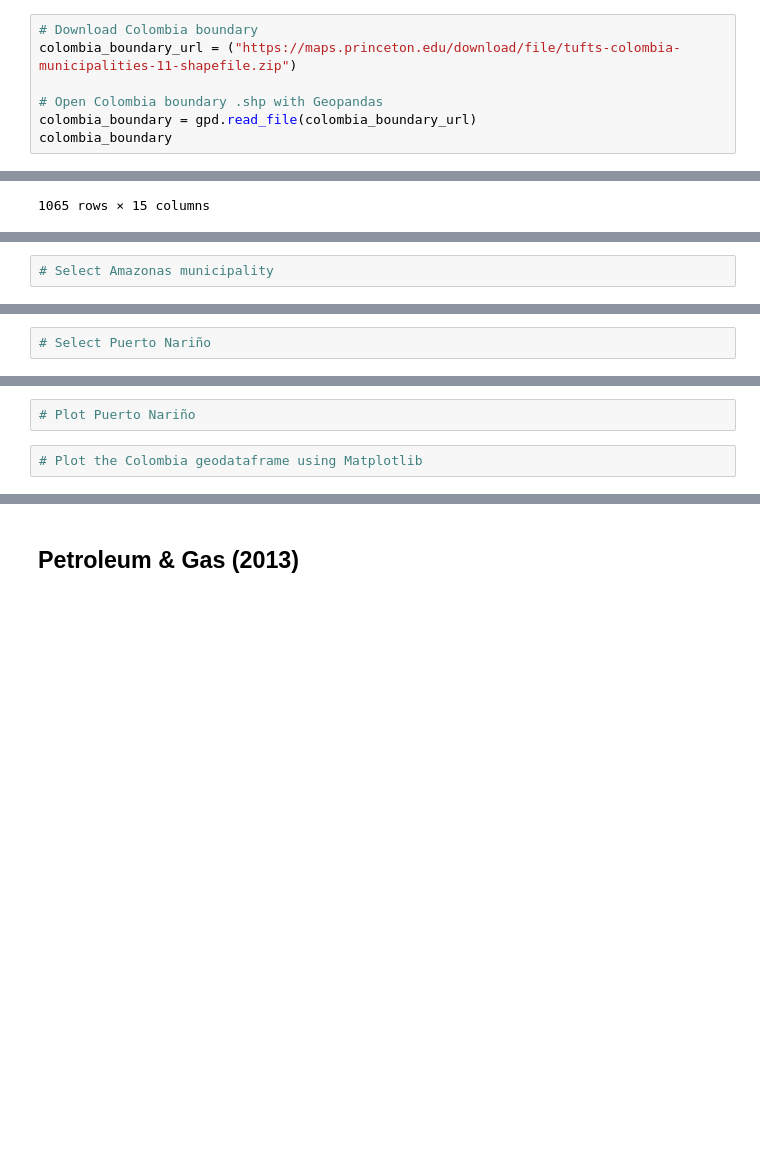
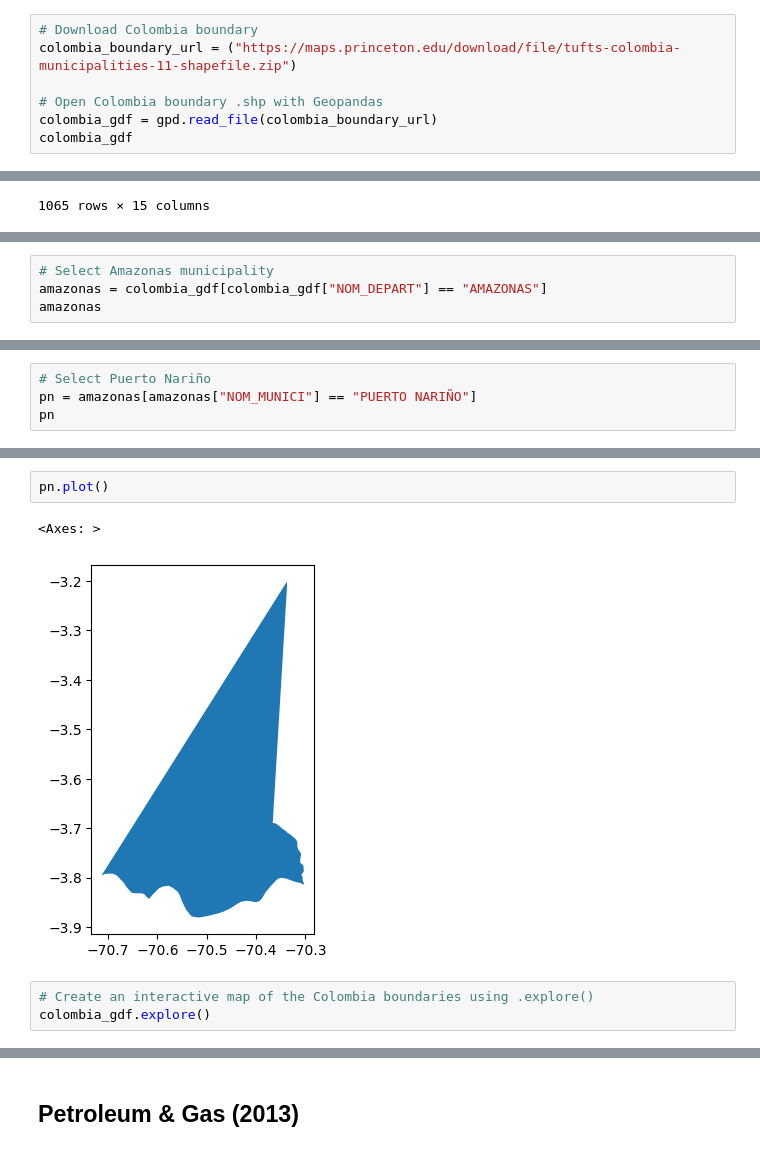
Before and after one commit to macacosta/03-geopark-vector-data, a Jupyter notebook: notebooks/geopark-vector-data-empty.ipynb, the cells around one changed output, grey strips where cells are left out. Cells and saved outputs as stored; diff of their text form; blank space fills up the shorter version.

```diff
--- a/notebooks/geopark-vector-data-empty.ipynb
+++ b/notebooks/geopark-vector-data-empty.ipynb
@@ -22,8 +22,8 @@ import geopandas as gpd
 colombia_boundary_url = ("https://maps.princeton.edu/download/file/tufts-colombia-municipalities-11-shapefile.zip")
 
 # Open Colombia boundary .shp with Geopandas
-colombia_boundary = gpd.read_file(colombia_boundary_url)
-colombia_boundary
+colombia_gdf = gpd.read_file(colombia_boundary_url)
+colombia_gdf
 # %% [output]
 |  | ID_ESPACIA | AREA_OFICI | ENTIDAD_TE | NOM_DEPART | NOM_MUNICI | COD_DEPTO | geometry |
 | 0 | 23189 | 637.49 | Cabecera Municipal | CÓRDOBA | CIÉNAGA DE ORO | 23 | POLYGON ((-75.71080 8.98249, -75.... |
@@ -77,2 +107,4 @@ dept_gdf = gpd.read
 # %%
 # Select Amazonas municipality
+amazonas = colombia_gdf[colombia_gdf["NOM_DEPART"] == "AMAZONAS"]
+amazonas
@@ -79,2 +124,4 @@ dept_gdf = gpd.read
 # %%
 # Select Puerto Nariño
+pn = amazonas[amazonas["NOM_MUNICI"] == "PUERTO NARIÑO"]
+pn
@@ -81,4 +131,8 @@ dept_gdf = gpd.read
-# %%
-# Plot Puerto Nariño
-# %%
-# Plot the Colombia geodataframe using Matplotlib
+# %%
+pn.plot()
+# %% [output]
+<Axes: >
+[figure, added]
+# %%
+# Create an interactive map of the Colombia boundaries using .explore()
+colombia_gdf.explore()
```
Also changed, not shown: parts of 5 cells of this notebook.
